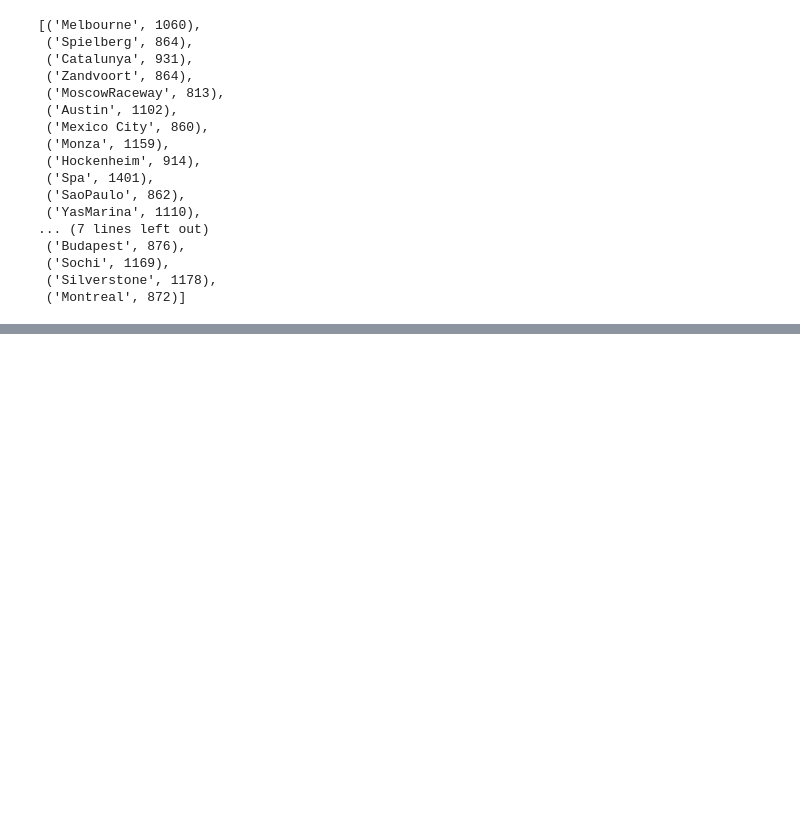
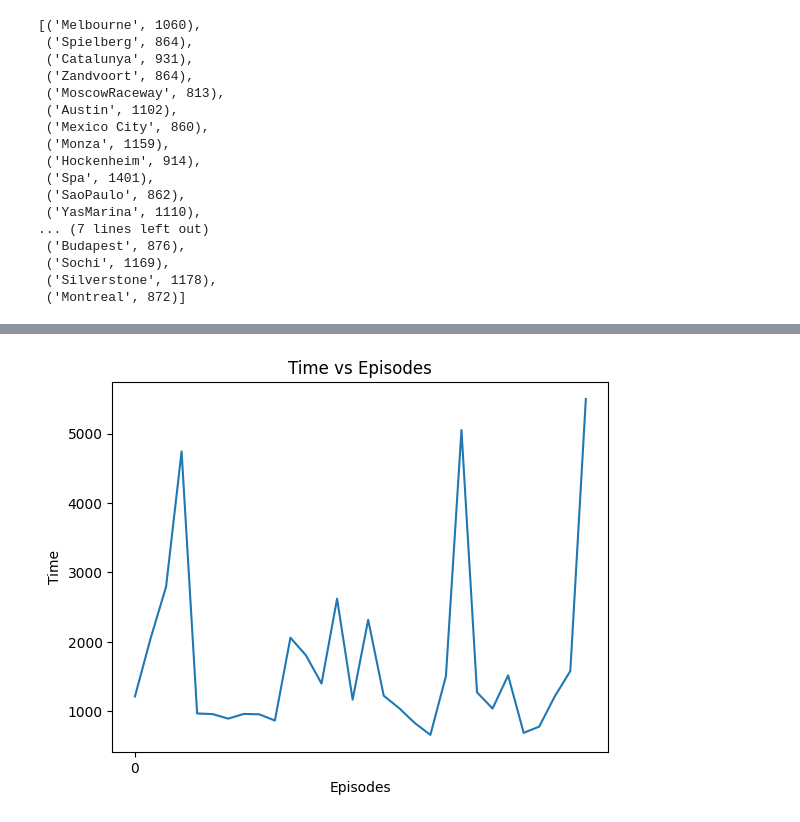
Before and after one commit to potladurthy/f1_tenth, a Jupyter notebook: SARSA_3D_weights.ipynb, the cells around one changed output, grey strips where cells are left out. Drawn from its saved outputs; the diff is of its cells as text; code cells hidden in the pictures; blank space fills up the shorter version.

```diff
--- a/SARSA_3D_weights.ipynb
+++ b/SARSA_3D_weights.ipynb
@@ -431,0 +464,3 @@ Collision: 17250, Time: 1580.4597208499908, Reward: 135371.11196094158
+# %%
+t= np.load(t_path)
+t.shape,t
@@ -431,0 +477,7 @@ Collision: 17250, Time: 1580.4597208499908, Reward: 135371.11196094158
+# %%
+time_set=  set()
+new_times = []
+for i in range(0,len(t)):
+    if t[i] not in time_set:
+        new_times.append(t[i])
+        time_set.add(t[i])
@@ -431,0 +499,9 @@ Collision: 17250, Time: 1580.4597208499908, Reward: 135371.11196094158
+# %%
+plt.plot(new_times)
+plt.xlabel('Episodes')
+plt.xticks(np.arange(0, len(new_times), step=1000))
+plt.ylabel('Time')
+plt.title('Time vs Episodes')
+plt.show()
+# %% [output]
+[figure, added]
```
Also changed, not shown: parts of 11 cells of this notebook, 2 other files.
